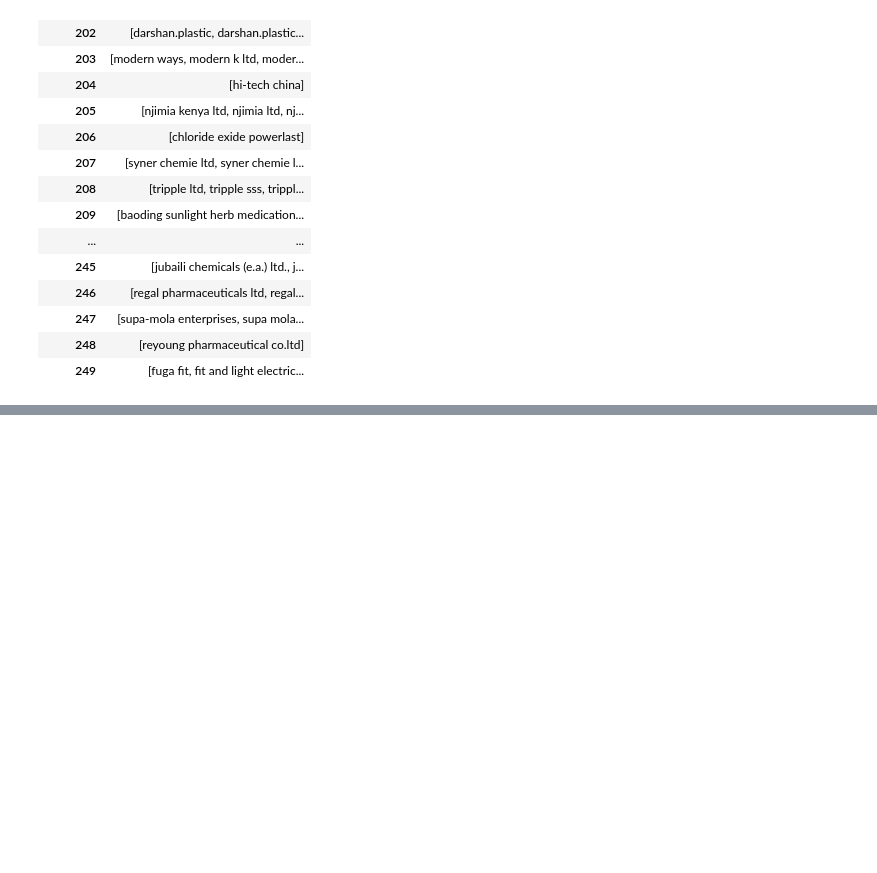
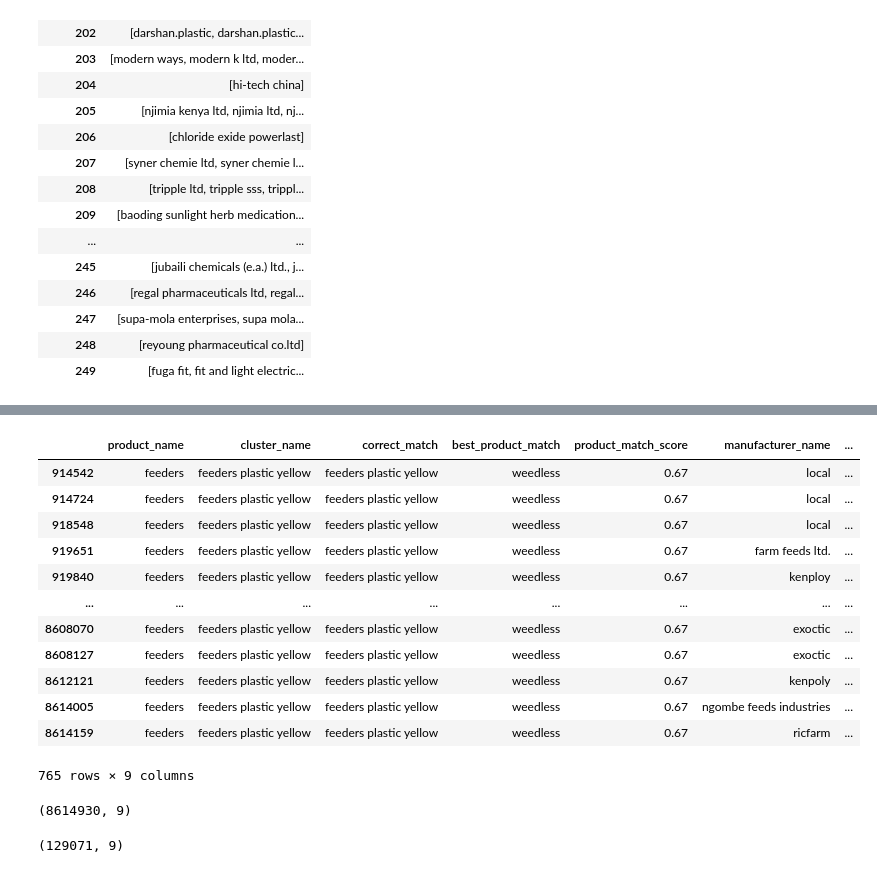
Before and after one commit to natbernard/Clustering-for-Product-Matching, a Jupyter notebook: model/clustering_stockist_transactions.ipynb, the cells around one changed output, grey strips where cells are left out. Cells and saved outputs as stored; diff of their text form; code cells hidden in the pictures; blank space fills up the shorter version.

```diff
--- a/model/clustering_stockist_transactions.ipynb
+++ b/model/clustering_stockist_transactions.ipynb
@@ -838,0 +854,25 @@ len(unique_names_df)
+# %%
+test_df[test_df['product_name'] == 'feeders']
+# %% [output]
+|  | product_name | cluster_name | correct_match | best_product_match | product_match_score | manufacturer_name | ... |
+| 914542 | feeders | feeders plastic yellow | feeders plastic yellow | weedless | 0.67 | local | ... |
+| 914724 | feeders | feeders plastic yellow | feeders plastic yellow | weedless | 0.67 | local | ... |
+| 918548 | feeders | feeders plastic yellow | feeders plastic yellow | weedless | 0.67 | local | ... |
+| 919651 | feeders | feeders plastic yellow | feeders plastic yellow | weedless | 0.67 | farm feeds ltd. | ... |
+| 919840 | feeders | feeders plastic yellow | feeders plastic yellow | weedless | 0.67 | kenploy | ... |
+| ... | ... | ... | ... | ... | ... | ... | ... |
+| 8608070 | feeders | feeders plastic yellow | feeders plastic yellow | weedless | 0.67 | exoctic | ... |
+| 8608127 | feeders | feeders plastic yellow | feeders plastic yellow | weedless | 0.67 | exoctic | ... |
+| 8612121 | feeders | feeders plastic yellow | feeders plastic yellow | weedless | 0.67 | kenpoly | ... |
+| 8614005 | feeders | feeders plastic yellow | feeders plastic yellow | weedless | 0.67 | ngombe feeds industries | ... |
+| 8614159 | feeders | feeders plastic yellow | feeders plastic yellow | weedless | 0.67 | ricfarm | ... |
+765 rows × 9 columns
+# %%
+test_df.shape
+# %% [output]
+(8614930, 9)
+# %%
+test_df = test_df.drop_duplicates(subset='product_name', keep='first')
+test_df.shape
+# %% [output]
+(129071, 9)
```
Also changed, not shown: parts of 5 cells of this notebook.
